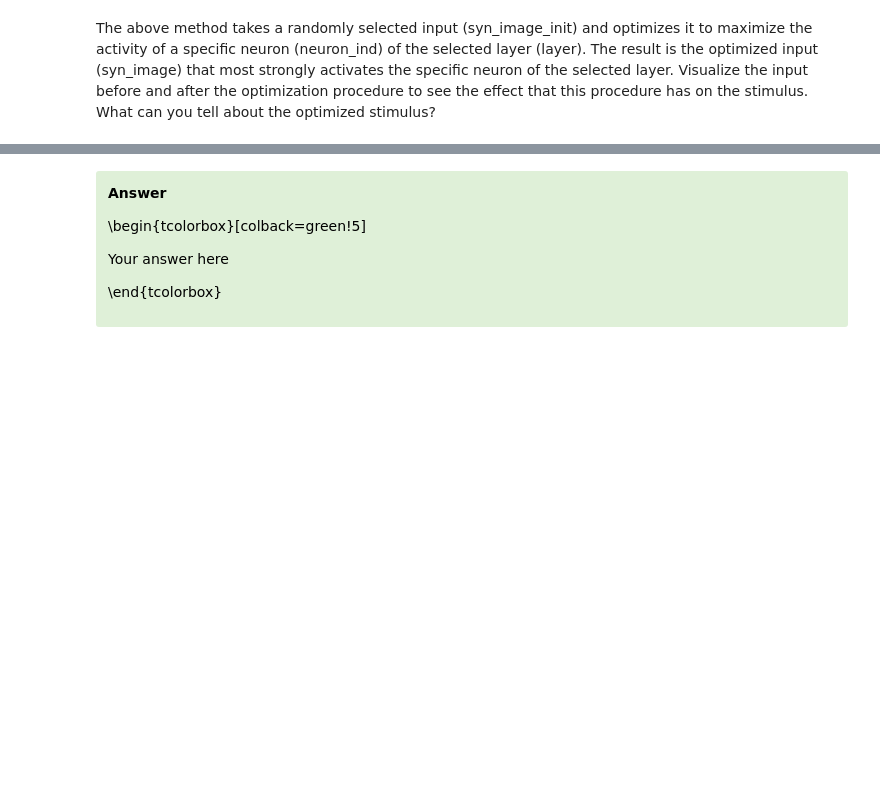
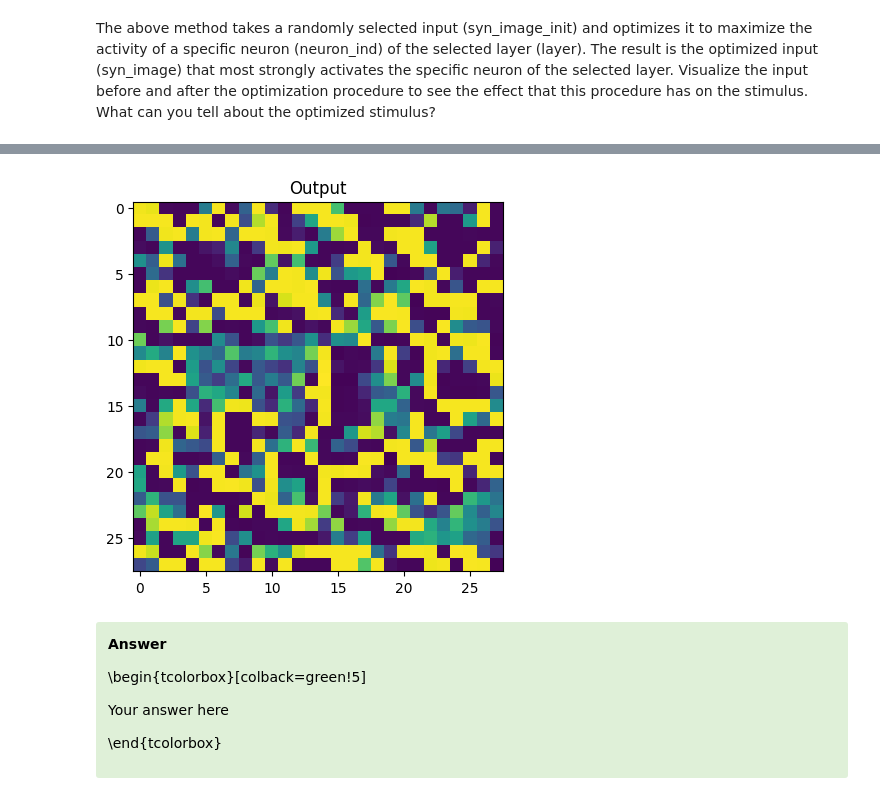
Before and after one commit to cesarz10/Computational-Neurophysiology-Lab, a Jupyter notebook: Lab_7/Module4_NN_12.ipynb, the cells around one changed output, grey strips where cells are left out. Drawn from its saved outputs; the diff is of its cells as text; code cells hidden in the pictures; blank space fills up the shorter version.

Commit message:
not sure how to chose 1 of the 64 outputs

```diff
--- a/Lab_7/Module4_NN_12.ipynb
+++ b/Lab_7/Module4_NN_12.ipynb
@@ -303,4 +303,5 @@ Step 1000, Loss -13686.5604 Loss Regularization 260.8391
 # %% [markdown]
 The above method takes a randomly selected input (syn_image_init) and optimizes it to maximize the activity of a specific neuron (neuron_ind) of the selected layer (layer). The result is the optimized input (syn_image) that most strongly activates the specific neuron of the selected layer. Visualize the input before and after the optimization procedure to see the effect that this procedure has on the stimulus. What can you tell about the optimized stimulus?
 # %%
-# Your code goes here
+syn_image, syn_image_init, neuron, neuron_ind = get_syn_image(layer, ind=0)
+print(syn_image.shape)
@@ -307,3 +322,13 @@ The above method takes a randomly selected input (syn_image_init) and optimizes
+# %%
+# plt.imshow(images[i_image, 0]) # show the input
+# plt.title('Input')
+# plt.show()
+
+plt.imshow(syn_image[9][0]) # how do I chose one output???
+plt.title("Output")
+plt.show()
+# %% [output]
+[figure, added]
 # %% [markdown]
 <div class="alert alert-success">
 <span style="color:black">
```
Also changed, not shown: parts of 5 cells of this notebook.
